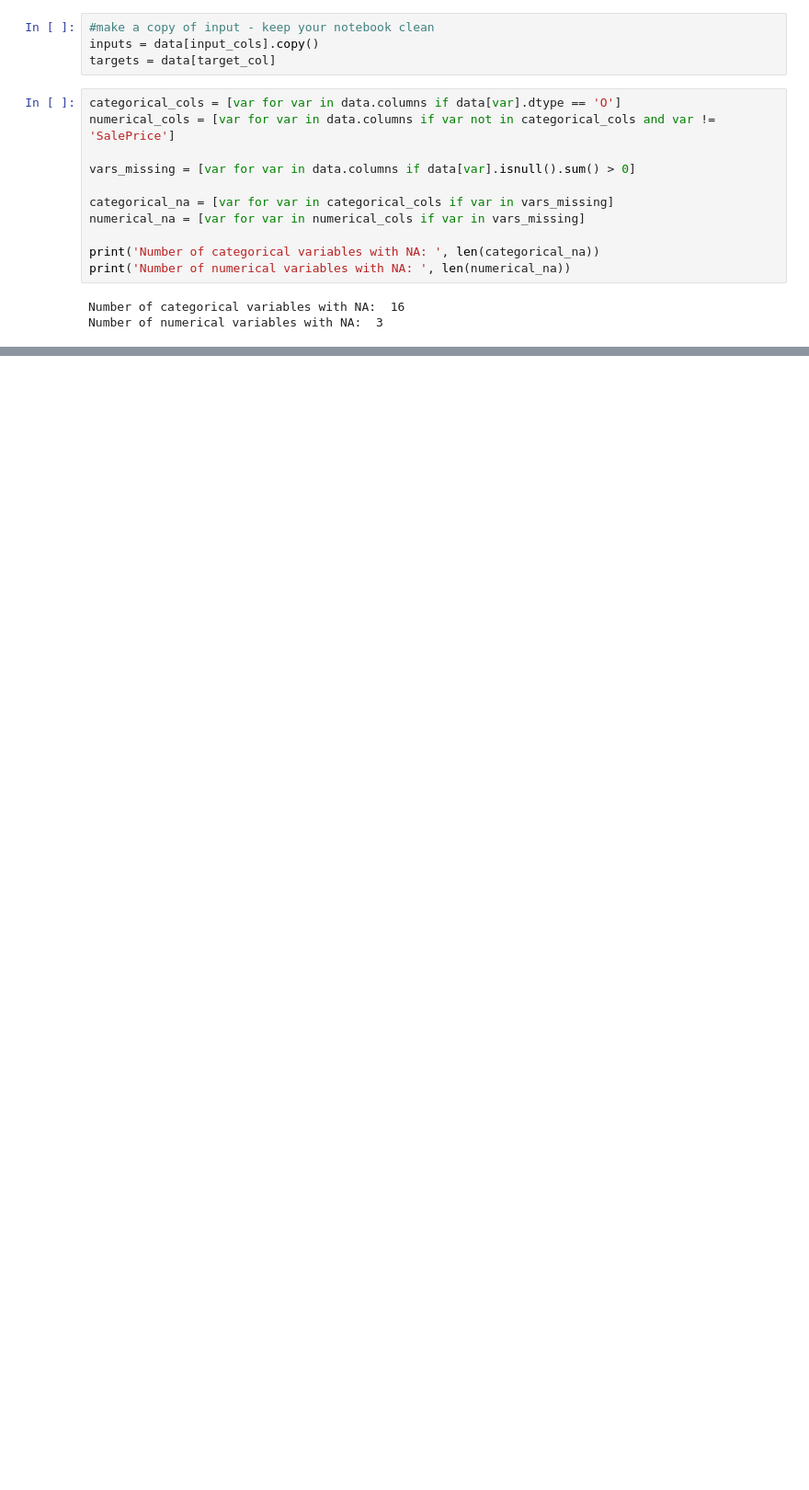
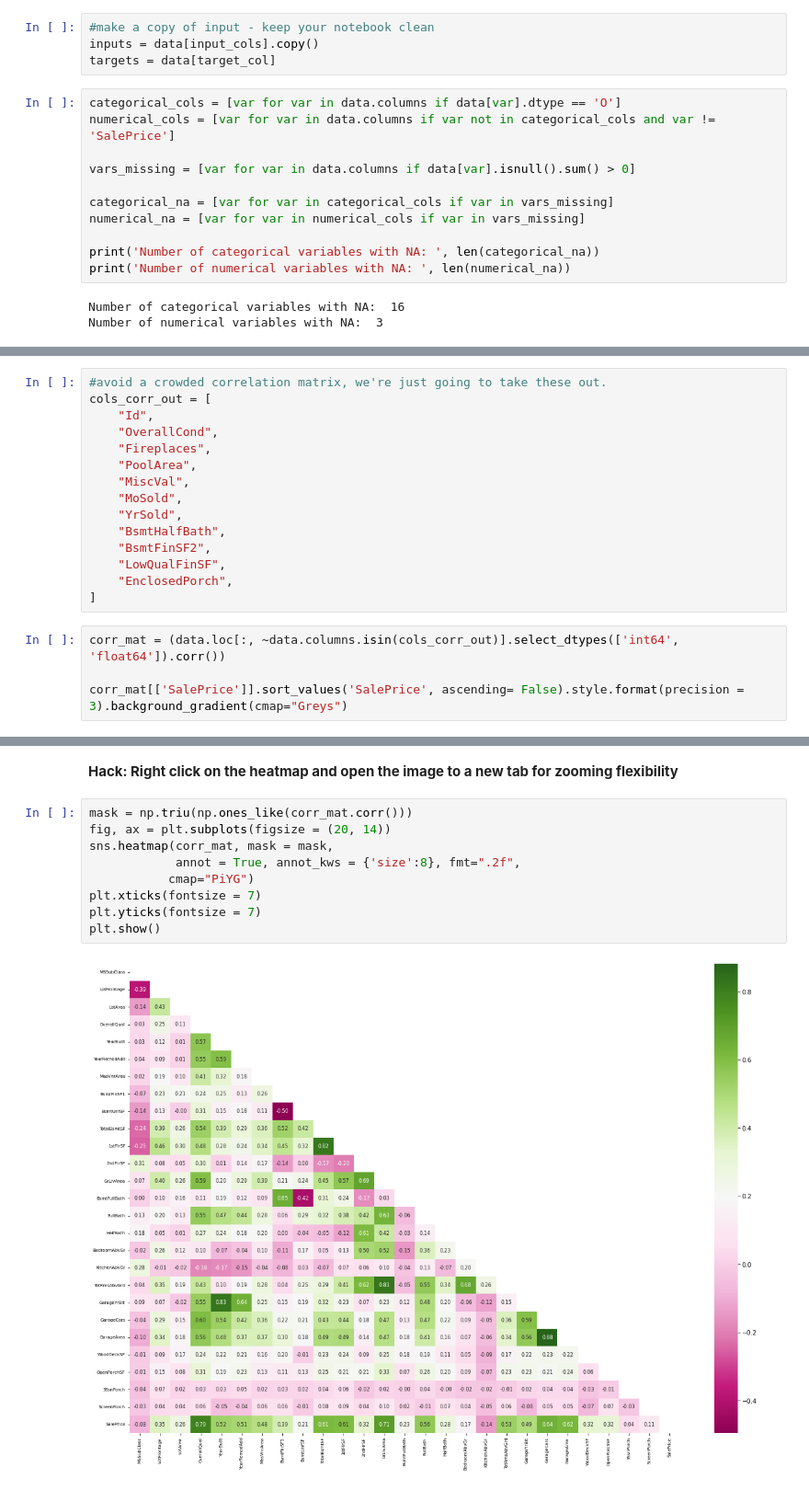
Before and after one commit to briannalytle/ames_review, a Jupyter notebook: dealing_with_nulls.ipynb, the cells around one changed output, grey strips where cells are left out. Shown at 92% size. Drawn from its saved outputs; the diff is of its cells as text; blank space fills up the shorter version.

```diff
--- a/dealing_with_nulls.ipynb
+++ b/dealing_with_nulls.ipynb
@@ -61,0 +69,19 @@ plt.axhline(0.8, color = 'green', linestyle = '--')
+# %%
+#avoid a crowded correlation matrix, we're just going to take these out.
+cols_corr_out = [
+    "Id",
+    "OverallCond",
+    "Fireplaces",
+    "PoolArea",
+    "MiscVal",
+    "MoSold",
+    "YrSold",
+    "BsmtHalfBath",
+    "BsmtFinSF2",
+    "LowQualFinSF",
+    "EnclosedPorch",
+]
+# %%
+corr_mat = (data.loc[:, ~data.columns.isin(cols_corr_out)].select_dtypes(['int64', 'float64']).corr())
+
+corr_mat[['SalePrice']].sort_values('SalePrice', ascending= False).style.format(precision = 3).background_gradient(cmap="Greys")
@@ -61,0 +112,13 @@ plt.axhline(0.8, color = 'green', linestyle = '--')
+# %% [markdown]
+**Hack: Right click on the heatmap and open the image to a new tab for zooming flexibility**
+# %%
+mask = np.triu(np.ones_like(corr_mat.corr()))
+fig, ax = plt.subplots(figsize = (20, 14))
+sns.heatmap(corr_mat, mask = mask,
+            annot = True, annot_kws = {'size':8}, fmt=".2f",
+           cmap="PiYG")
+plt.xticks(fontsize = 7)
+plt.yticks(fontsize = 7)
+plt.show()
+# %% [output]
+[figure, added]
```
Also changed, not shown: parts of 23 cells of this notebook.
